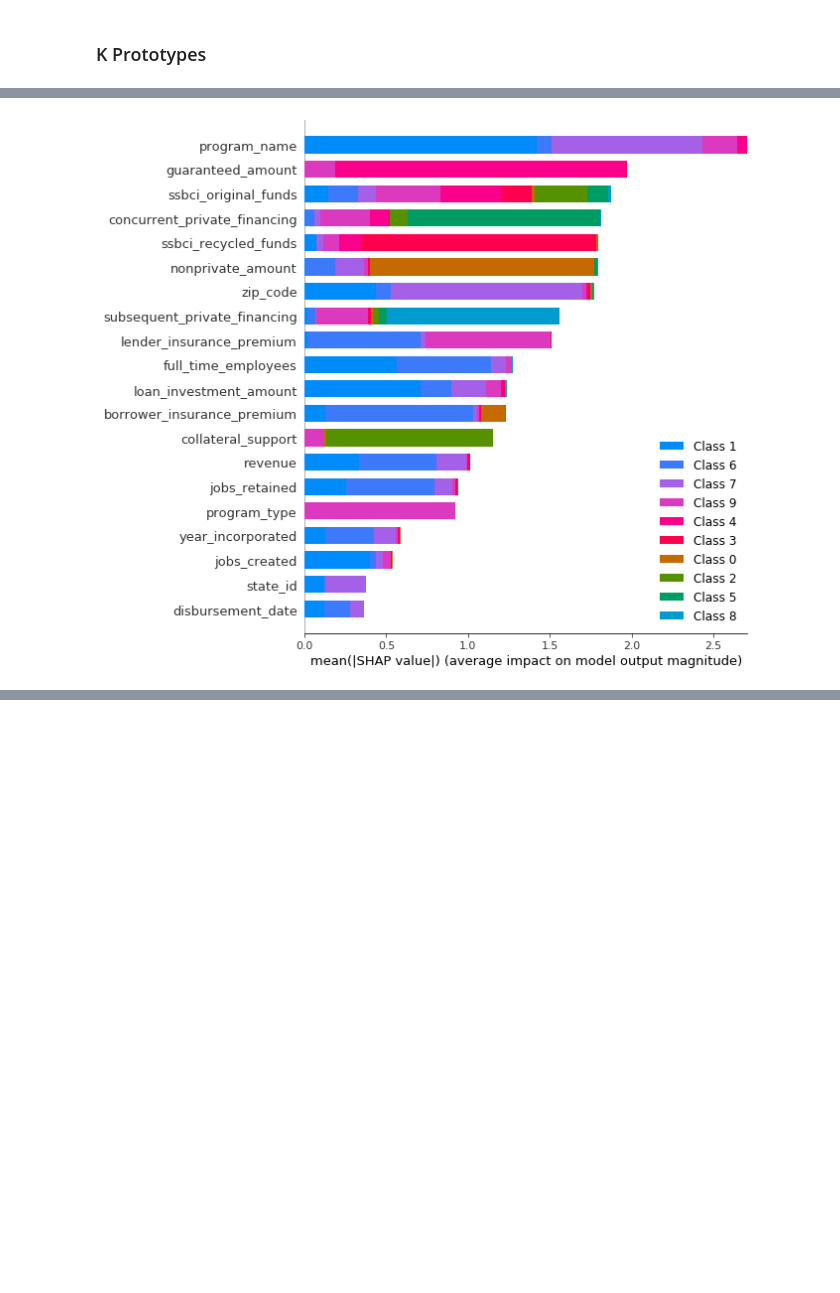
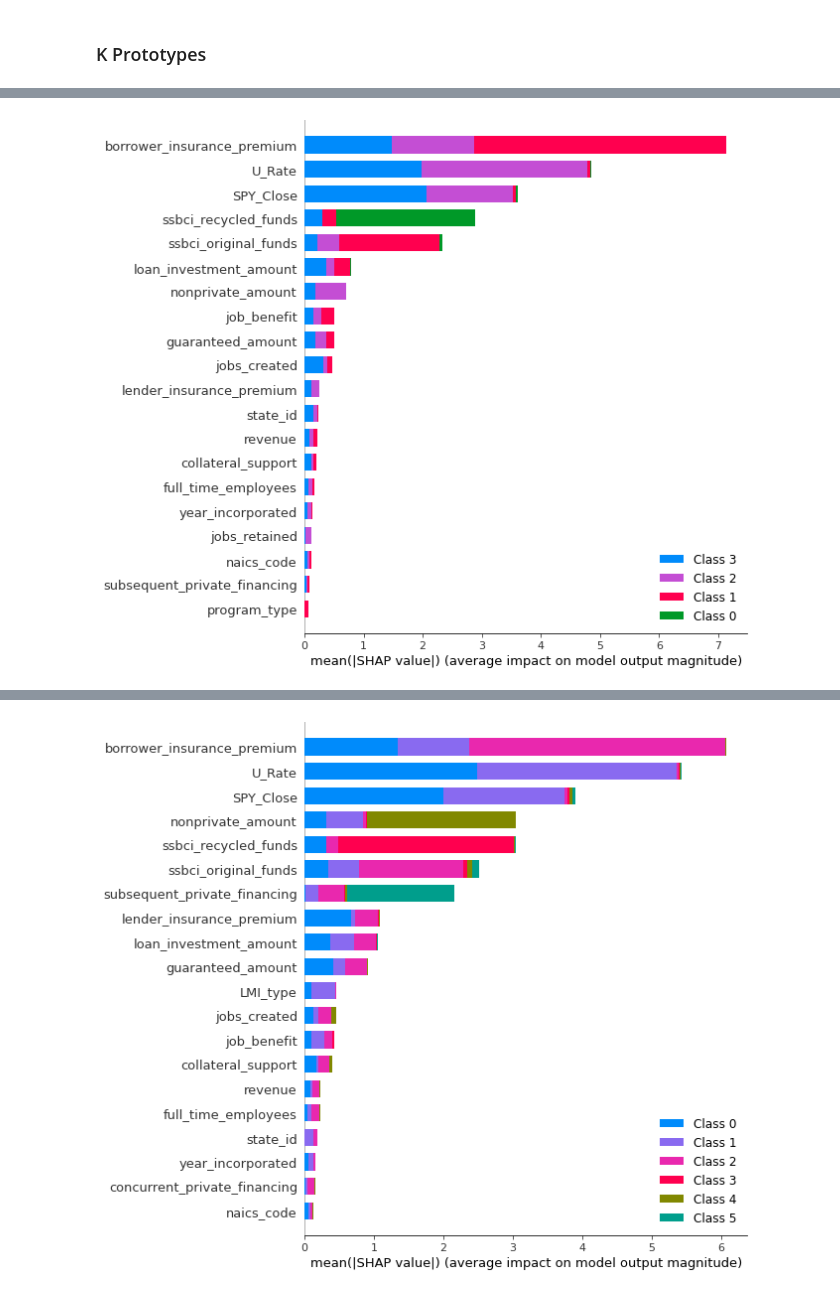
Before and after one commit to ljmancini1/DATA-606-Small-Business-Loans, a Jupyter notebook: Clustering.ipynb, the cells around one changed output, grey strips where cells are left out. Saved outputs shown, nothing was run; the diff lists cells and outputs as text; code cells hidden in the pictures; blank space fills up the shorter version.

```diff
--- a/Clustering.ipynb
+++ b/Clustering.ipynb
@@ -181,7 +189,7 @@ fig.show()
 # %%
 kprot_data = full_data.copy()
 #Pre-processing
-for c in full_data.select_dtypes(exclude='object').columns:
+for c in full_data.select_dtypes(exclude=['object','int64']).columns:
     pt = PowerTransformer()
     kprot_data[c] =  pt.fit_transform(np.array(kprot_data[c]).reshape(-1, 1))
 
@@ -189,8 +200,12 @@ categorical_columns = cat_features #make sure to specify correct indices
 # %%
 #Actual clustering
-kproto = KPrototypes(n_clusters= 10, init='Cao', n_jobs = 4)
-clusters = kproto.fit_predict(kprot_data, categorical=categorical_columns)
+clusters={}
+for n_clust in [4,6, 8,10]:
+    kproto = KPrototypes(n_clusters= n_clust, init='Cao', n_jobs = 4)
+    clusters[n_clust] = kproto.fit_predict(kprot_data, categorical=categorical_columns)
+    #Prints the count of each cluster group
+    print(pd.Series(clusters[n_clust]).value_counts())
 
 #Prints the count of each cluster group
-pd.Series(clusters).value_counts()
+#pd.Series(clusters).value_counts()
 # %% [output]
@@ -243,10 +262,11 @@ embedding[:,0]
 # %%
-fig, ax = plt.subplots()
-fig.set_size_inches((20, 10))
-scatter = ax.scatter(embedding[:, 0], embedding[:, 1], s=2, c=clusters, cmap='tab20b', alpha=1.0)
-
-# produce a legend with the unique colors from the scatter
-legend1 = ax.legend(*scatter.legend_elements(num=15),
+for n, x in clusters.items():
+    fig, ax = plt.subplots()
+    fig.set_size_inches((20, 10))
+    scatter = ax.scatter(np.array(embedding)[0][:, 0], np.array(embedding)[0][:, 1], s=2, c=x, cmap='tab20b', alpha=1.0,)
+    # ax[n].set_title=print(f'{n} Clusters')
+    # produce a legend with the unique colors from the scatter
+    legend1 = ax.legend(*scatter.legend_elements(num=8),
                     loc="lower left", title="Classes")
-ax.add_artist(legend1)
+    ax.add_artist(legend1)
 # %% [output]
@@ -286,7 +319,8 @@ NameError: name 'clf_km' is not defined
 # %% [markdown]
 ### K Prototypes
 # %%
-clf_kp = LGBMClassifier(colsample_by_tree=0.8)
-cv_scores_kp = cross_val_score(clf_kp, lgbm_data, clusters, scoring='f1_weighted')
-print(f'CV F1 score for K-Prototypes clusters is {np.mean(cv_scores_kp)}')
+for n,x in clusters.items():
+    clf_kp = LGBMClassifier(colsample_by_tree=0.8)
+    cv_scores_kp = cross_val_score(clf_kp, lgbm_data, x, scoring='f1_weighted')
+    print(f'CV F1 score for K-Prototypes {n} clusters is {np.mean(cv_scores_kp)}')
 # %% [output]
@@ -294,6 +344,7 @@ CV F1 score for K-Prototypes clusters is 0.9257199444421099
 # %%
-clf_kp.fit(lgbm_data, clusters)
-explainer_kp = shap.TreeExplainer(clf_kp)
-shap_values_kp = explainer_kp.shap_values(lgbm_data)
-shap.summary_plot(shap_values_kp, lgbm_data, plot_type="bar") #plot_size=(15, 10))
+for n in clusters.values():
+    clf_kp.fit(lgbm_data, n)
+    explainer_kp = shap.TreeExplainer(clf_kp)
+    shap_values_kp = explainer_kp.shap_values(lgbm_data)
+    shap.summary_plot(shap_values_kp, lgbm_data, plot_type="bar") #plot_size=(15, 10))
 # %% [output]
@@ -300 +352 @@ shap.summary_plot(shap_values_kp, lgbm_data, plot_type="bar") #plot_size=(15, 10
-[figure, old version]
+[figure, new version]
@@ -300,0 +354 @@ shap.summary_plot(shap_values_kp, lgbm_data, plot_type="bar") #plot_size=(15, 10
+[figure, added]
```
Also changed, not shown: parts of 22 cells of this notebook.
